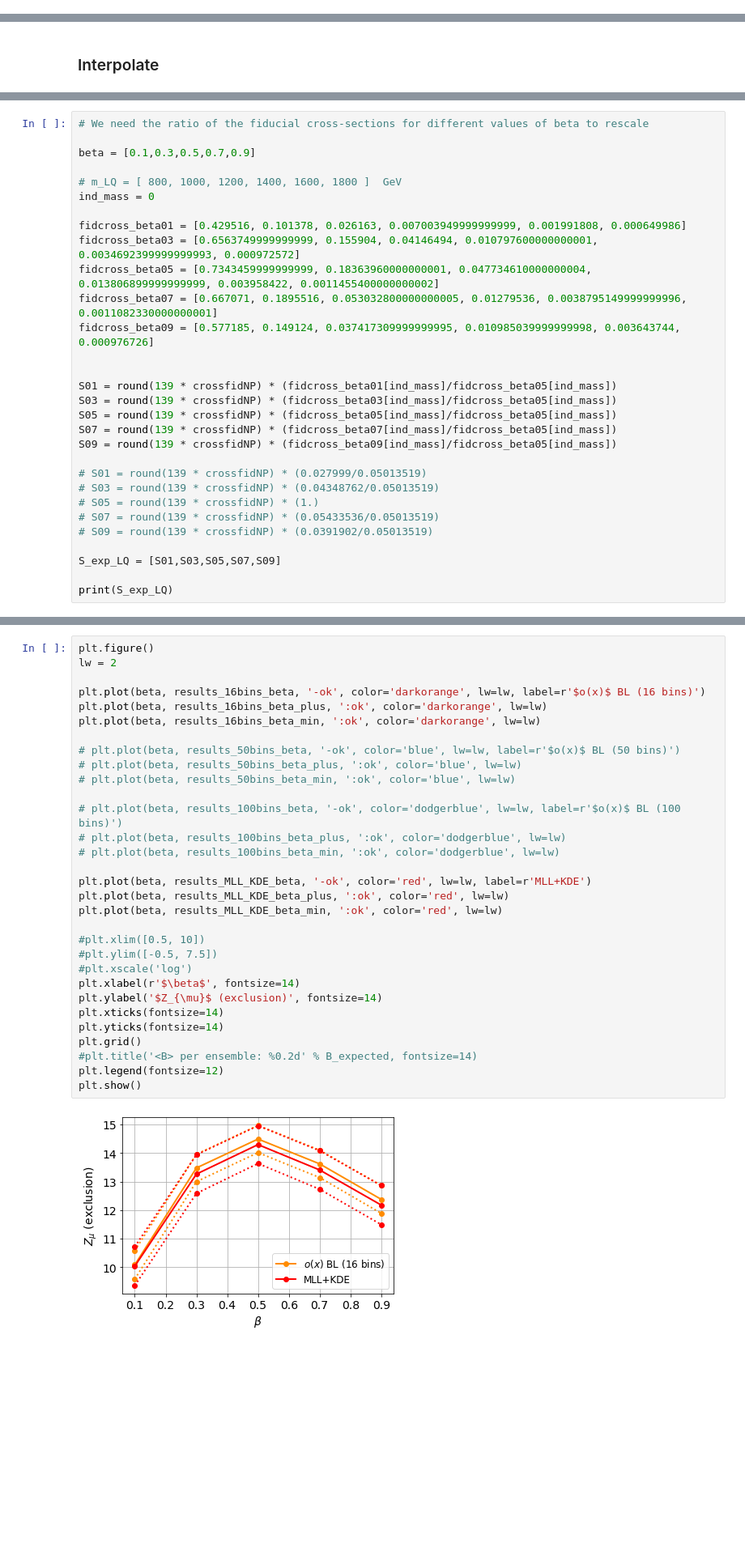
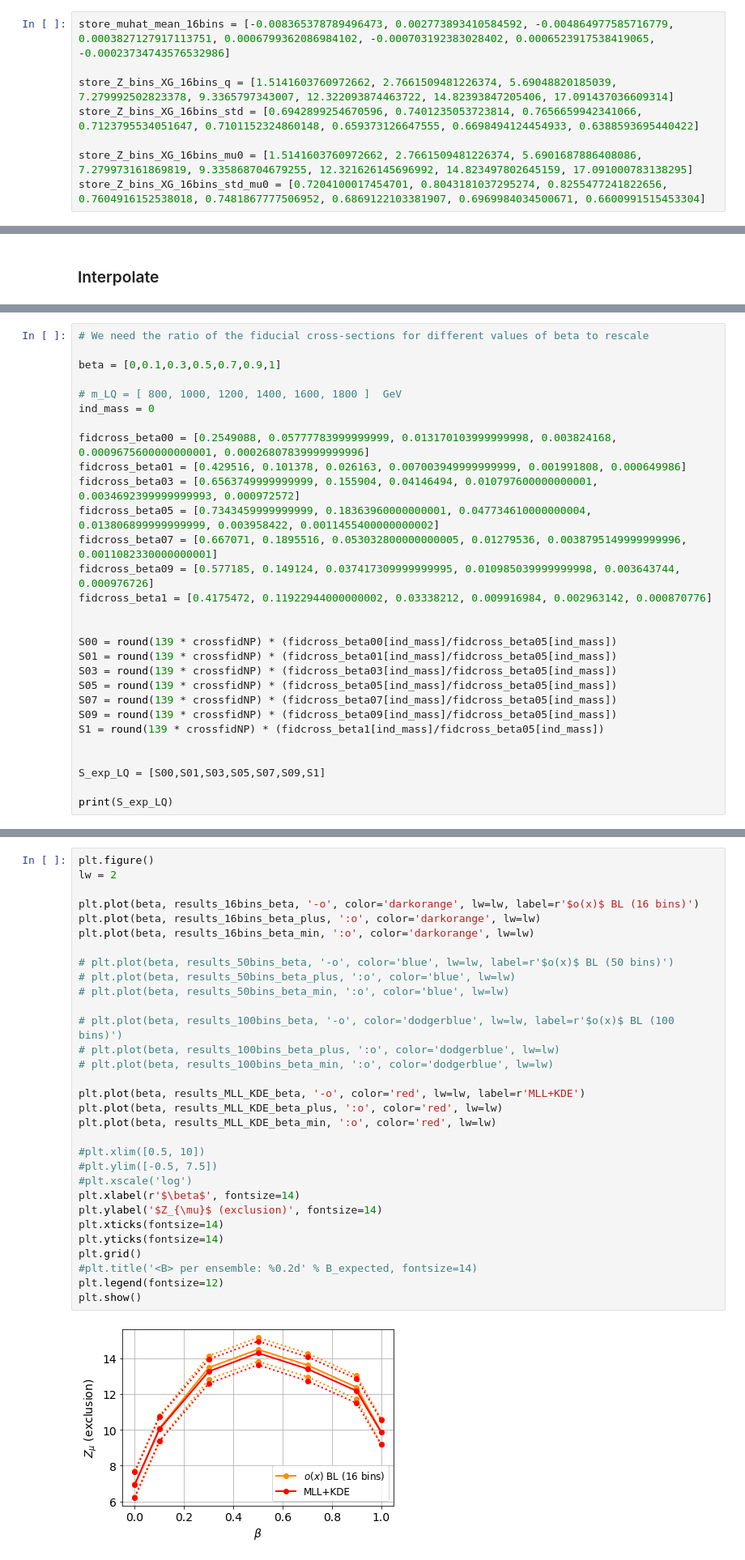
Before and after one commit to AndresDanielPerez/LHC-3rd-gen-Leptoquarks-with-MLL, a Jupyter notebook: Leptoquarks/03-LQup800GeV.ipynb, the cells around one changed output, grey strips where cells are left out. Shown at 81% size. Drawn from its saved outputs; the diff is of its cells as text; blank space fills up the shorter version.

```diff
--- a/Leptoquarks/03-LQup800GeV.ipynb
+++ b/Leptoquarks/03-LQup800GeV.ipynb
@@ -1670,3 +1972,11 @@ store_Z_bins_XG_100bins_std = [0.3129818493986997, 0.38263454239225714, 0.426020
+# %%
+store_muhat_mean_16bins = [-0.008365378789496473, 0.002773893410584592, -0.004864977585716779, 0.0003827127917113751, 0.0006799362086984102, -0.000703192383028402, 0.0006523917538419065, -0.00023734743576532986]
+
+store_Z_bins_XG_16bins_q = [1.5141603760972662, 2.7661509481226374, 5.69048820185039, 7.279992502823378, 9.3365797343007, 12.322093874463722, 14.82393847205406, 17.091437036609314]
+store_Z_bins_XG_16bins_std = [0.6942899254670596, 0.7401235053723814, 0.7656659942341066, 0.7123795534051647, 0.7101152324860148, 0.659373126647555, 0.6698494124454933, 0.6388593695440422]
+
+store_Z_bins_XG_16bins_mu0 = [1.5141603760972662, 2.7661509481226374, 5.6901687886408086, 7.279973161869819, 9.335868704679255, 12.321626145696992, 14.823497802645159, 17.091000783138295]
+store_Z_bins_XG_16bins_std_mu0 = [0.7204100017454701, 0.8043181037295274, 0.8255477241822656, 0.7604916152538018, 0.7481867777506952, 0.6869122103381907, 0.6969984034500671, 0.6600991515453304]
 # %%
 store_Z_bins_XG_16bins_plus = [i+j for i, j in zip(store_Z_bins_XG_16bins, store_Z_bins_XG_16bins_std)]
 store_Z_bins_XG_16bins_min = [i-j for i, j in zip(store_Z_bins_XG_16bins, store_Z_bins_XG_16bins_std)]
@@ -2449,31 +2782,30 @@ def solve(fn, value, x=0.1, maxtries=1000, maxerr=0.00001):
 # %%
 # We need the ratio of the fiducial cross-sections for different values of beta to rescale
 
-beta = [0.1,0.3,0.5,0.7,0.9]
+beta = [0,0.1,0.3,0.5,0.7,0.9,1]
 
 # m_LQ = [ 800, 1000, 1200, 1400, 1600, 1800 ]  GeV
 ind_mass = 0
 
+fidcross_beta00 = [0.2549088, 0.05777783999999999, 0.013170103999999998, 0.003824168, 0.0009675600000000001, 0.00026807839999999996]
 fidcross_beta01 = [0.429516, 0.101378, 0.026163, 0.007003949999999999, 0.001991808, 0.000649986]
 fidcross_beta03 = [0.6563749999999999, 0.155904, 0.04146494, 0.010797600000000001, 0.0034692399999999993, 0.000972572]
 fidcross_beta05 = [0.7343459999999999, 0.18363960000000001, 0.047734610000000004, 0.013806899999999999, 0.003958422, 0.0011455400000000002]
 fidcross_beta07 = [0.667071, 0.1895516, 0.053032800000000005, 0.01279536, 0.0038795149999999996, 0.0011082330000000001]
 fidcross_beta09 = [0.577185, 0.149124, 0.037417309999999995, 0.010985039999999998, 0.003643744, 0.000976726]
+fidcross_beta1 = [0.4175472, 0.11922944000000002, 0.03338212, 0.009916984, 0.002963142, 0.000870776]
 
 
+S00 = round(139 * crossfidNP) * (fidcross_beta00[ind_mass]/fidcross_beta05[ind_mass])
 S01 = round(139 * crossfidNP) * (fidcross_beta01[ind_mass]/fidcross_beta05[ind_mass])
 S03 = round(139 * crossfidNP) * (fidcross_beta03[ind_mass]/fidcross_beta05[ind_mass])
 S05 = round(139 * crossfidNP) * (fidcross_beta05[ind_mass]/fidcross_beta05[ind_mass])
 S07 = round(139 * crossfidNP) * (fidcross_beta07[ind_mass]/fidcross_beta05[ind_mass])
 S09 = round(139 * crossfidNP) * (fidcross_beta09[ind_mass]/fidcross_beta05[ind_mass])
+S1 = round(139 * crossfidNP) * (fidcross_beta1[ind_mass]/fidcross_beta05[ind_mass])
 
-# S01 = round(139 * crossfidNP) * (0.027999/0.05013519)
-# S03 = round(139 * crossfidNP) * (0.04348762/0.05013519)
-# S05 = round(139 * crossfidNP) * (1.)
-# S07 = round(139 * crossfidNP) * (0.05433536/0.05013519)
-# S09 = round(139 * crossfidNP) * (0.0391902/0.05013519)
 
-S_exp_LQ = [S01,S03,S05,S07,S09]
+S_exp_LQ = [S00,S01,S03,S05,S07,S09,S1]
 
 print(S_exp_LQ)
 # %% [output]
@@ -2560,33 +2892,33 @@ np.savetxt('saved-results/LQup800GeV.txt', [results_16bins_beta,
 # %%
 plt.figure()
 lw = 2
 
-plt.plot(beta, results_16bins_beta, '-ok', color='darkorange', lw=lw, label=r'$o(x)$ BL (16 bins)')
-plt.plot(beta, results_16bins_beta_plus, ':ok', color='darkorange', lw=lw)
-plt.plot(beta, results_16bins_beta_min, ':ok', color='darkorange', lw=lw)
+plt.plot(beta, results_16bins_beta, '-o', color='darkorange', lw=lw, label=r'$o(x)$ BL (16 bins)')
+plt.plot(beta, results_16bins_beta_plus, ':o', color='darkorange', lw=lw)
+plt.plot(beta, results_16bins_beta_min, ':o', color='darkorange', lw=lw)
 
-# plt.plot(beta, results_50bins_beta, '-ok', color='blue', lw=lw, label=r'$o(x)$ BL (50 bins)')
-# plt.plot(beta, results_50bins_beta_plus, ':ok', color='blue', lw=lw)
-# plt.plot(beta, results_50bins_beta_min, ':ok', color='blue', lw=lw)
+# plt.plot(beta, results_50bins_beta, '-o', color='blue', lw=lw, label=r'$o(x)$ BL (50 bins)')
+# plt.plot(beta, results_50bins_beta_plus, ':o', color='blue', lw=lw)
+# plt.plot(beta, results_50bins_beta_min, ':o', color='blue', lw=lw)
 
-# plt.plot(beta, results_100bins_beta, '-ok', color='dodgerblue', lw=lw, label=r'$o(x)$ BL (100 bins)')
-# plt.plot(beta, results_100bins_beta_plus, ':ok', color='dodgerblue', lw=lw)
-# plt.plot(beta, results_100bins_beta_min, ':ok', color='dodgerblue', lw=lw)
+# plt.plot(beta, results_100bins_beta, '-o', color='dodgerblue', lw=lw, label=r'$o(x)$ BL (100 bins)')
+# plt.plot(beta, results_100bins_beta_plus, ':o', color='dodgerblue', lw=lw)
+# plt.plot(beta, results_100bins_beta_min, ':o', color='dodgerblue', lw=lw)
 
-plt.plot(beta, results_MLL_KDE_beta, '-ok', color='red', lw=lw, label=r'MLL+KDE')
-plt.plot(beta, results_MLL_KDE_beta_plus, ':ok', color='red', lw=lw)
-plt.plot(beta, results_MLL_KDE_beta_min, ':ok', color='red', lw=lw)
+plt.plot(beta, results_MLL_KDE_beta, '-o', color='red', lw=lw, label=r'MLL+KDE')
+plt.plot(beta, results_MLL_KDE_beta_plus, ':o', color='red', lw=lw)
+plt.plot(beta, results_MLL_KDE_beta_min, ':o', color='red', lw=lw)
 
 #plt.xlim([0.5, 10])
 #plt.ylim([-0.5, 7.5])
 #plt.xscale('log')
 plt.xlabel(r'$\beta$', fontsize=14)
 plt.ylabel('$Z_{\mu}$ (exclusion)', fontsize=14)
 plt.xticks(fontsize=14)
 plt.yticks(fontsize=14)
 plt.grid()
 #plt.title('<B> per ensemble: %0.2d' % B_expected, fontsize=14)
 plt.legend(fontsize=12)
 plt.show()
 # %% [output]
-[figure, old version]
+[figure, new version]
```
Also changed, not shown: parts of 9 cells of this notebook, 22 other files.
